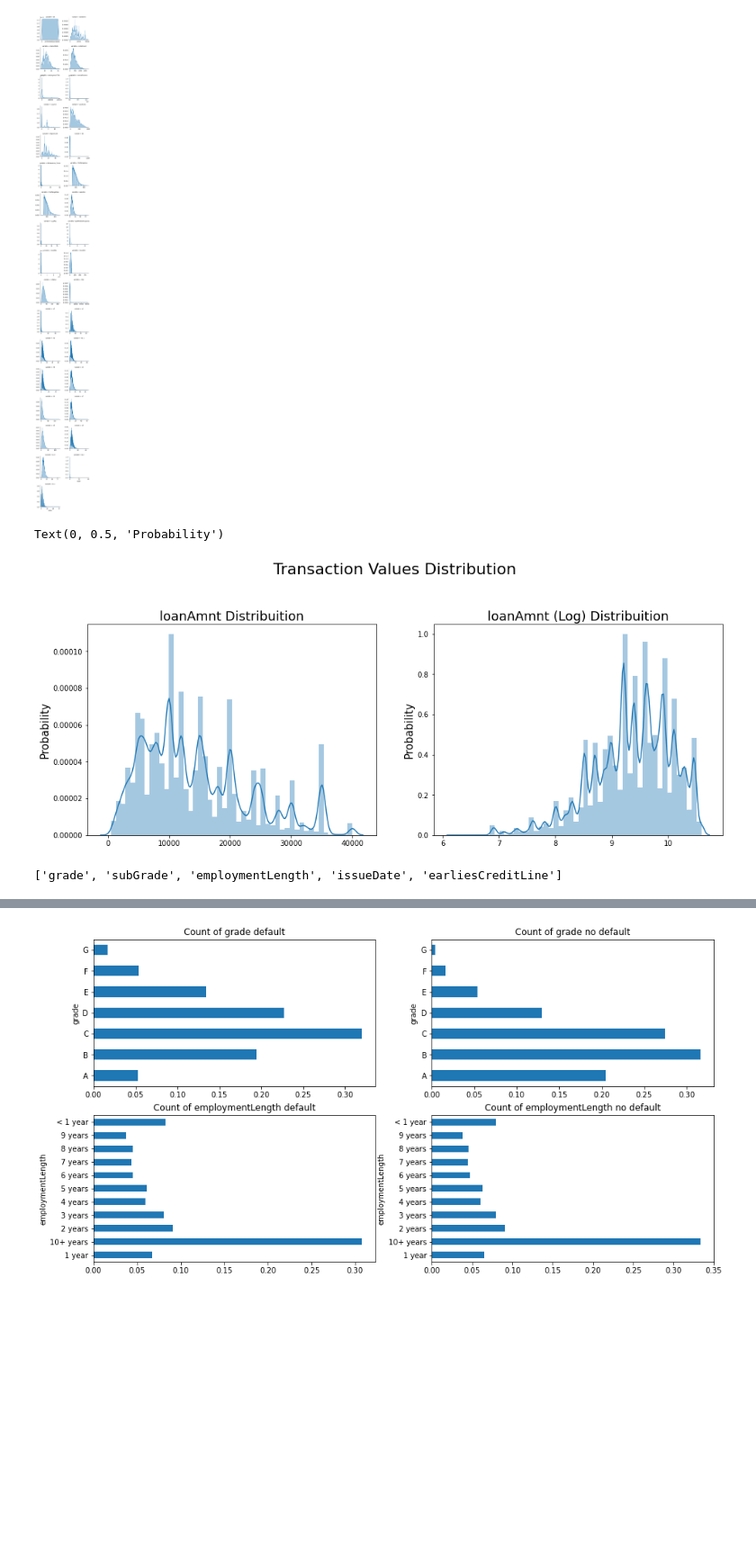
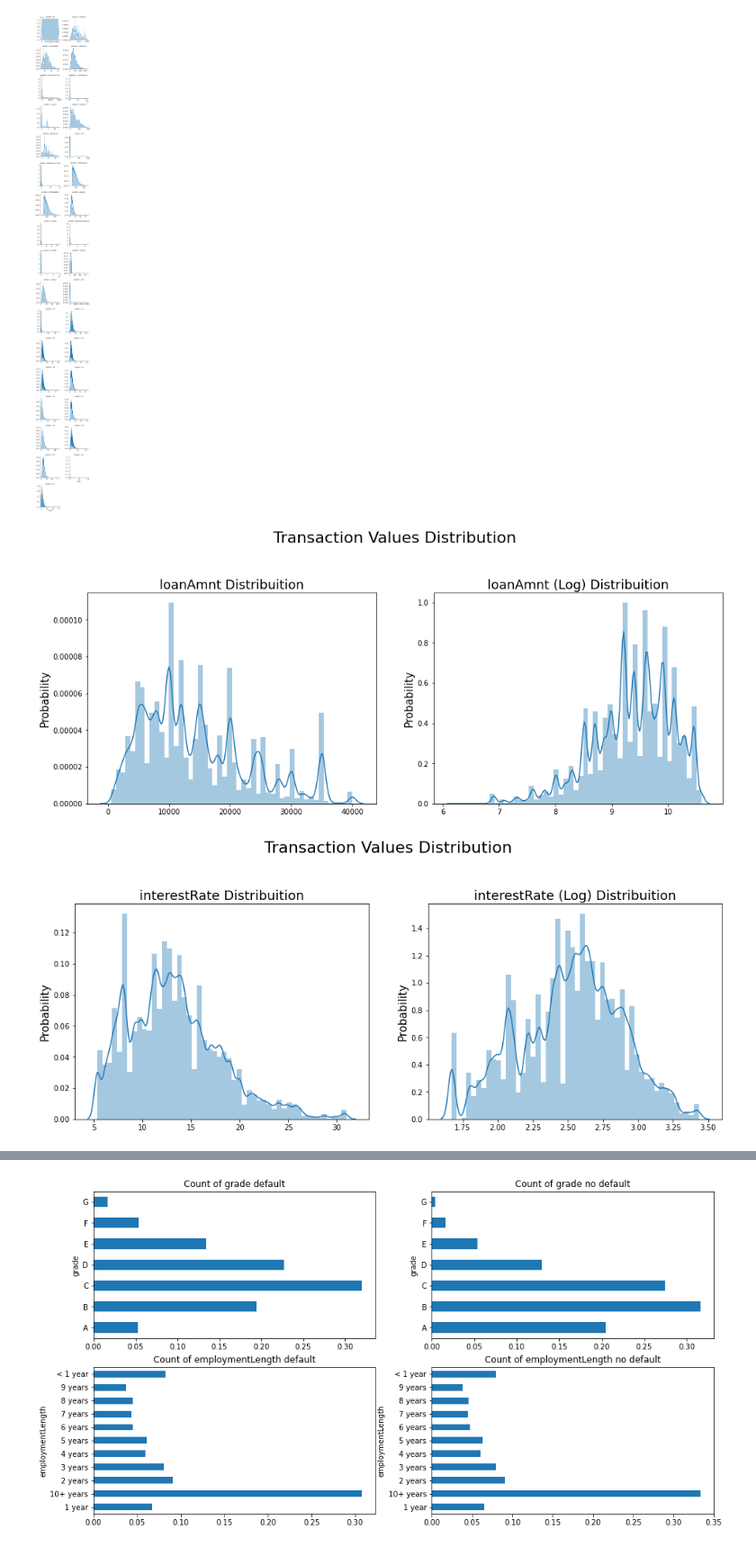
Before and after one commit to GentleCP/DataMining, a Jupyter notebook: FinancialRiskControl/T2、数据分析.ipynb, the cells around one changed output, grey strips where cells are left out. Shown at 90% size. Drawn from its saved outputs; the diff is of its cells as text; code cells hidden in the pictures; blank space fills up the shorter version.

```diff
--- a/FinancialRiskControl/T2、数据分析.ipynb
+++ b/FinancialRiskControl/T2、数据分析.ipynb
@@ -305,25 +323,27 @@ g = g.map(sns.distplot, 'value')
 # %% [output]
 [figure]
 # %%
-# 样例（loanAmnt）：绘制原始分布与log后分布的差别
-plt.figure(figsize=(16,12))
-plt.suptitle('Transaction Values Distribution', fontsize=22)
-plt.subplot(221)
-sub_plot_1 = sns.distplot(df_train['loanAmnt'])
-sub_plot_1.set_title("loanAmnt Distribuition", fontsize=18)
-sub_plot_1.set_xlabel("")
-sub_plot_1.set_ylabel("Probability", fontsize=15)
+def draw_origin_log_distribuition_of_feat(data, feat):
+    # 绘制原始分布与log后分布的差别
+    plt.figure(figsize=(16,12))
+    plt.suptitle('Transaction Values Distribution', fontsize=22)
+    plt.subplot(221)
+    sub_plot_1 = sns.distplot(data[feat])
+    sub_plot_1.set_title("{} Distribuition".format(feat), fontsize=18)
+    sub_plot_1.set_xlabel("")
+    sub_plot_1.set_ylabel("Probability", fontsize=15)
 
-plt.subplot(222)
-sub_plot_2 = sns.distplot(np.log(df_train['loanAmnt']))
-sub_plot_2.set_title("loanAmnt (Log) Distribuition", fontsize=18)
-sub_plot_2.set_xlabel("")
-sub_plot_2.set_ylabel("Probability", fontsize=15)
+    plt.subplot(222)
+    sub_plot_2 = sns.distplot(np.log(data[feat]))
+    sub_plot_2.set_title("{} (Log) Distribuition".format(feat), fontsize=18)
+    sub_plot_2.set_xlabel("")
+    sub_plot_2.set_ylabel("Probability", fontsize=15)
+
+# ['loanAmnt','interestRate','installment','postCode','openAcc','totalAcc','n1','n2','n2.1','n4','n5','n6','n7','n8','n9','n10']
+draw_origin_log_distribuition_of_feat(df_train, 'loanAmnt')
 # %% [output]
-Text(0, 0.5, 'Probability')
 [figure]
-# %%
-# 非数值型变量分析
-category_feats
-# %% [output]
-['grade', 'subGrade', 'employmentLength', 'issueDate', 'earliesCreditLine']
+# %%
+draw_origin_log_distribuition_of_feat(df_train, 'interestRate')
+# %% [output]
+[figure, added]
```
Also changed, not shown: parts of 41 cells of this notebook, 1 other file.
